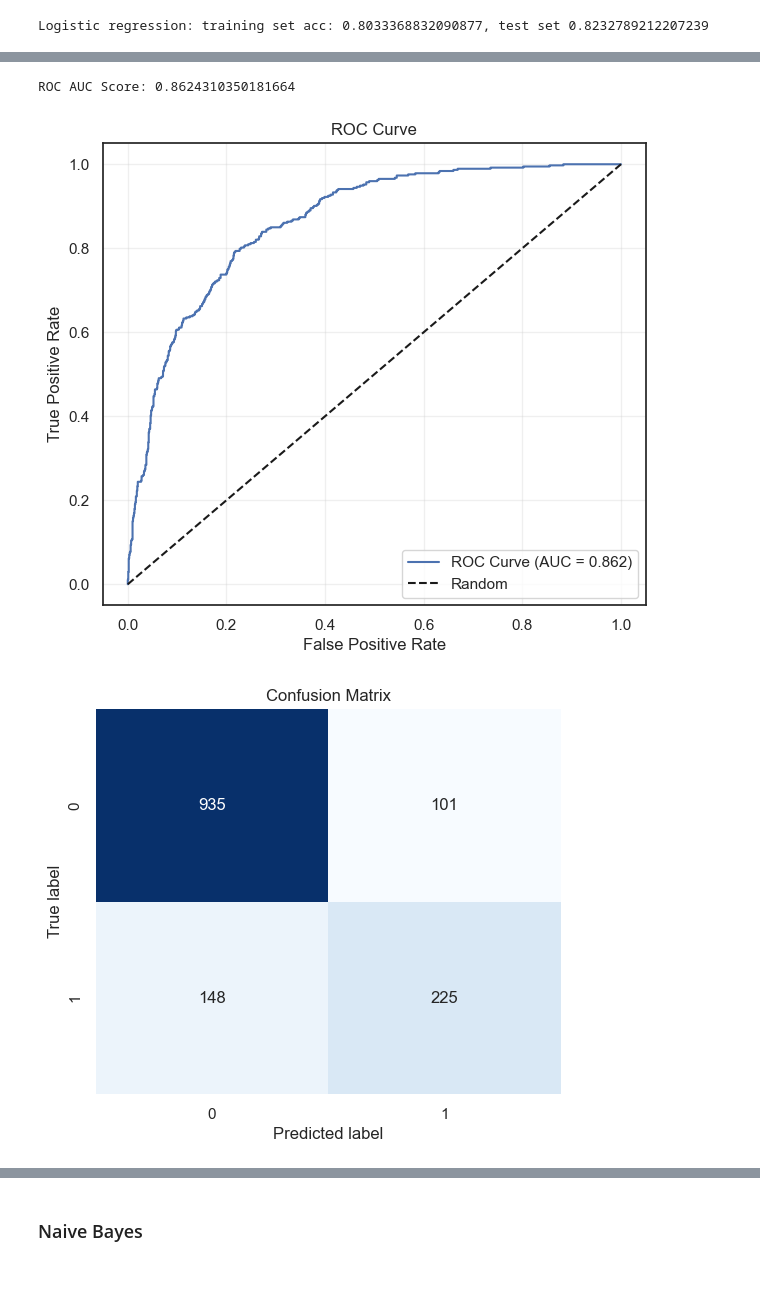
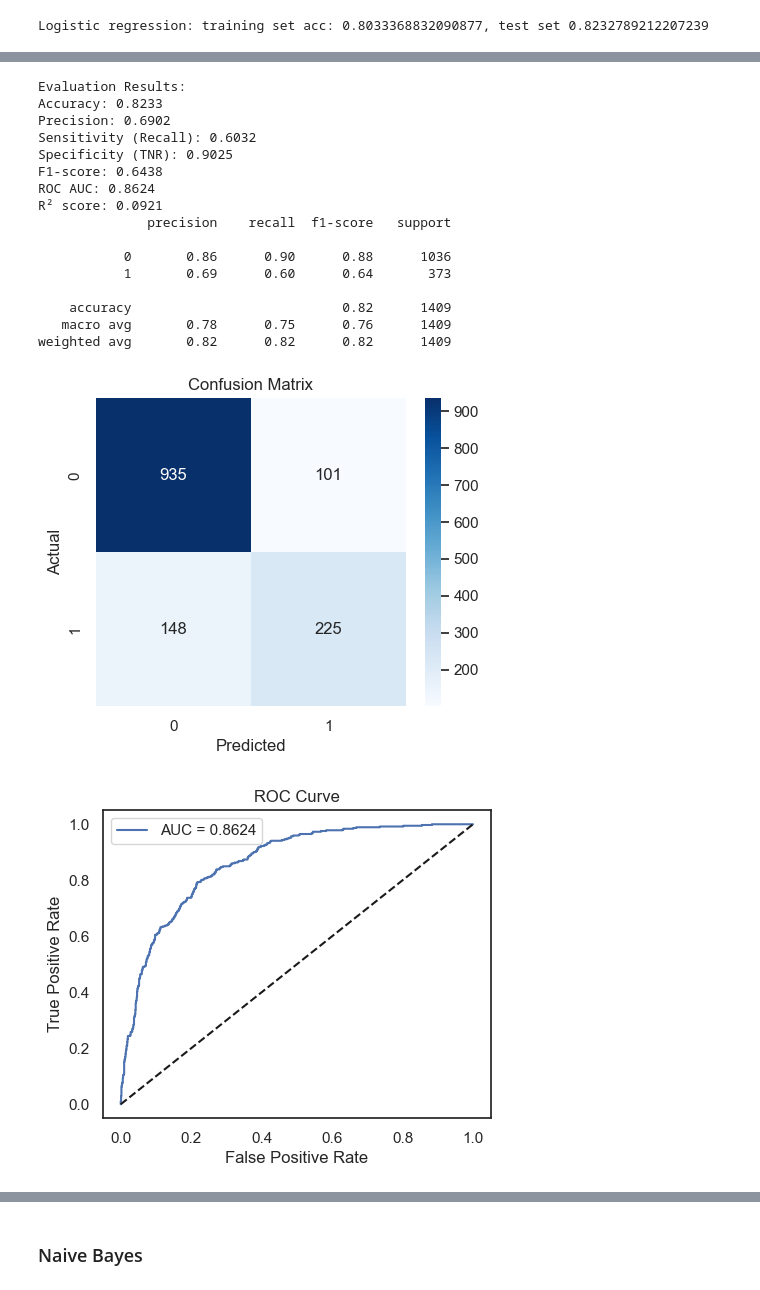
Before and after one commit to BBamkorphai/Telco-Churn-Prediction-Model-Intro-to-ML-and-DL-Project-, a Jupyter notebook: 03_Model.ipynb, the cells around one changed output, grey strips where cells are left out. Saved outputs shown, nothing was run; the diff lists cells and outputs as text; code cells hidden in the pictures.

```diff
--- a/03_Model.ipynb
+++ b/03_Model.ipynb
@@ -56,5 +57,6 @@ df.head()
 # %%
-categorical_feature_list = ["gender",
+categorical_feature_list = [
+    "gender",
     "Partner",
     "Dependents",
     "PhoneService",
@@ -114,10 +116,11 @@ one_hot_feature = ['tenure',
  'Partner_Yes',
  'OnlineBackup_Yes',
  'Dependents_No',
-'SeniorCitizen',
-'PhoneService_No',
-'MultipleLines_No phone service',
-'Contract_One year']
+ 'SeniorCitizen',
+ 'PhoneService_No',
+ 'MultipleLines_No phone service',
+ 'Contract_One year'
+]
 
 normal_selected_feature = [
     'Contract',
@@ -250,6 +375,0 @@ Logistic regression: training set acc: 0.8033368832090877, test set 0.8218594748
-# %%
-study = optuna.create_study(direction="maximize")
-study.optimize(lambda trial: Logistic_model_automating_Hyperparamrter(trial, X_train, y_train, X_test, y_test), n_trials=100)
-
-print("Best parameters:", study.best_params)
-print("Best accuracy:", study.best_value)
@@ -298,33 +414,21 @@ weighted avg       0.82      0.82      0.82      1409
-# %%
-y_proba = model.predict_proba(X_test)[:, 1]
-roc_auc = roc_auc_score(y_test, y_proba)
-print("ROC AUC Score:", roc_auc)
-
-# Plot ROC curve
-fpr, tpr, _ = roc_curve(y_test, y_proba)
-plt.figure(figsize=(7, 6))
-plt.plot(fpr, tpr, label=f"ROC Curve (AUC = {roc_auc:.3f})")
-plt.plot([0, 1], [0, 1], "k--", label="Random")
-plt.xlabel("False Positive Rate")
-plt.ylabel("True Positive Rate")
-plt.title("ROC Curve")
-plt.legend()
-plt.grid(alpha=0.3)
-plt.show()
-
-# ------------------------
-# Confusion Matrix
-# ------------------------
-y_pred = model.predict(X_test)
-cm = confusion_matrix(y_test, y_pred)
-
-plt.figure(figsize=(6, 5))
-sns.heatmap(cm, annot=True, fmt="d", cmap="Blues", cbar=False)
-plt.xlabel("Predicted label")
-plt.ylabel("True label")
-plt.title("Confusion Matrix")
-plt.show()
-# %% [output]
-ROC AUC Score: 0.8624310350181664
-[figure, removed]
-[figure, removed]
+# %%
+evaluate_sklearn_model(model, X_test, y_test)
+# %% [output]
+Evaluation Results:
+Accuracy: 0.8233
+Precision: 0.6902
+Sensitivity (Recall): 0.6032
+Specificity (TNR): 0.9025
+F1-score: 0.6438
+ROC AUC: 0.8624
+R² score: 0.0921
+              precision    recall  f1-score   support
+
+           0       0.86      0.90      0.88      1036
+           1       0.69      0.60      0.64       373
+
+    accuracy                           0.82      1409
+   macro avg       0.78      0.75      0.76      1409
+weighted avg       0.82      0.82      0.82      1409
+[figure, added]
+[figure, added]
```
Also changed, not shown: parts of 63 cells of this notebook, 5 other files.
